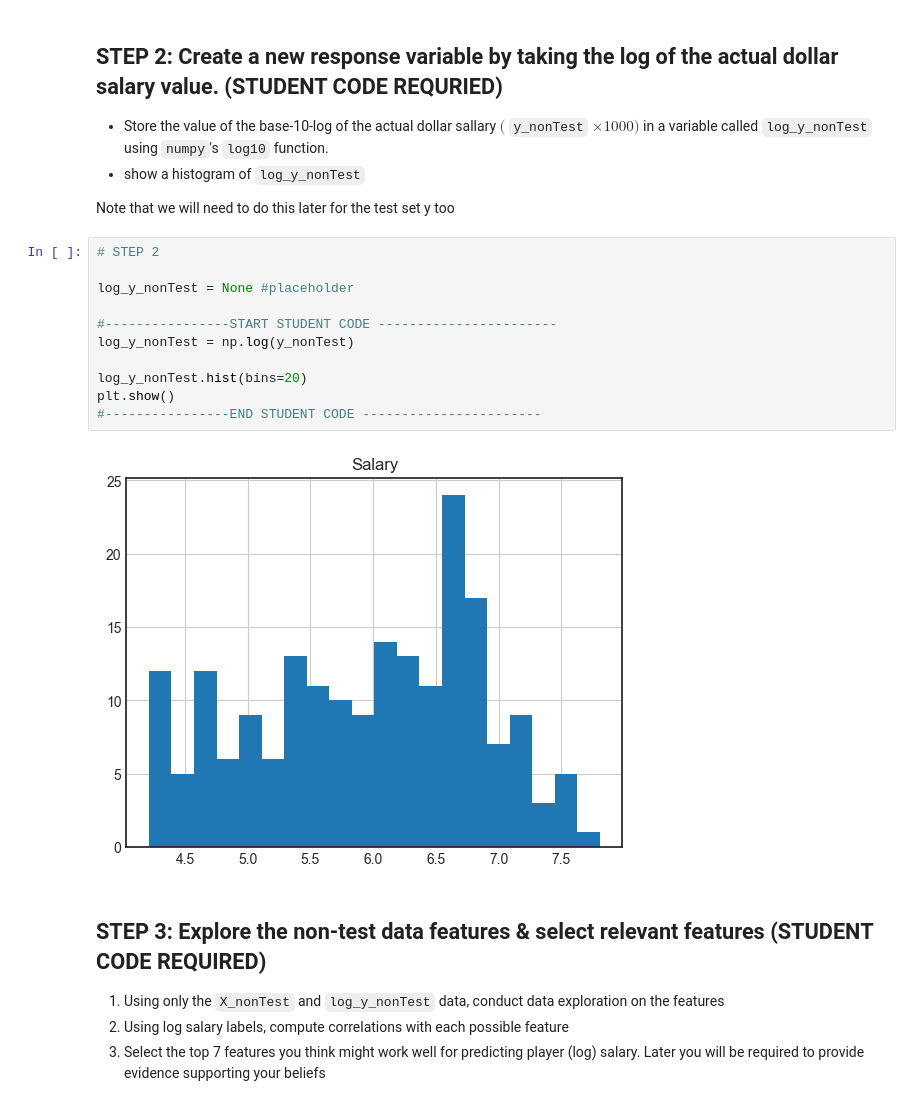
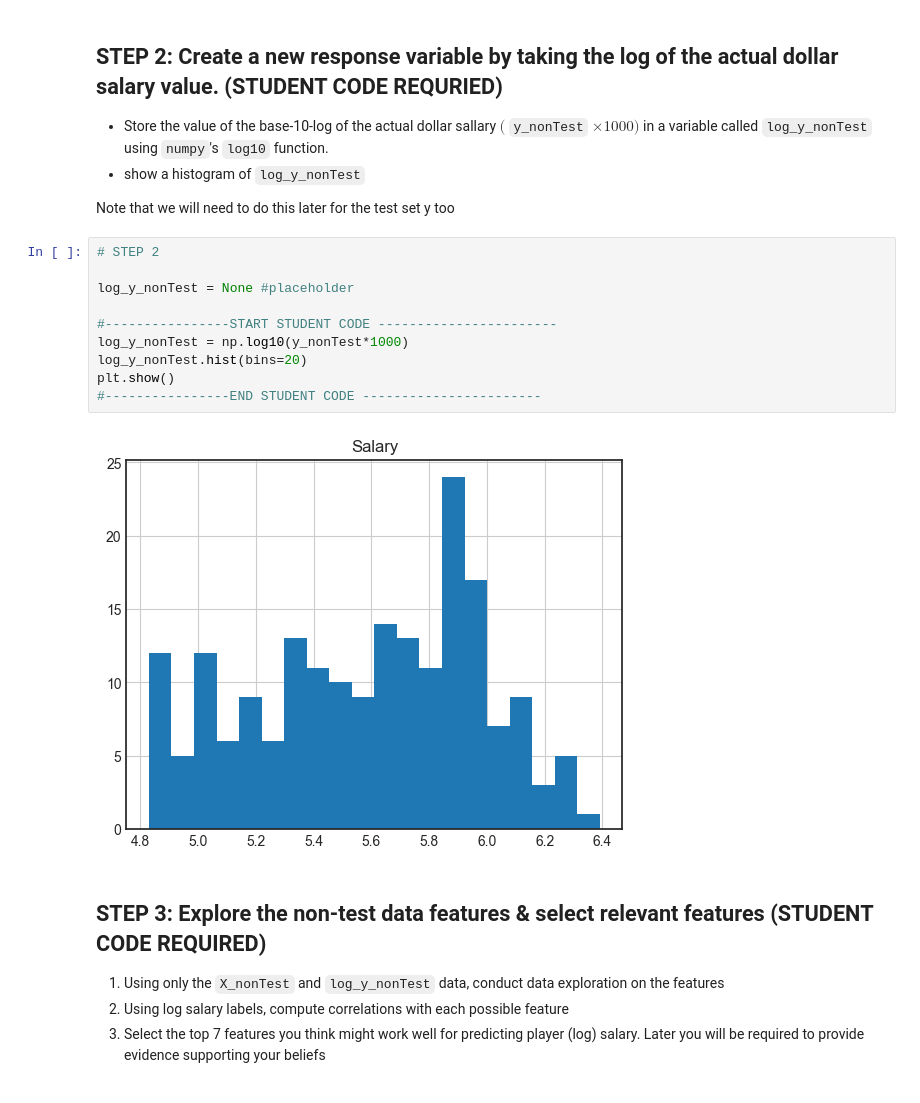
Before and after one commit to bhosley/Schoolwork, a Jupyter notebook: 2023Q2 - Statistical Machine Learning/HW 4/HW4_HOSLEY_BRANDON.ipynb, the cells around one changed output. Drawn from its saved outputs; the diff is of its cells as text.

```diff
--- a/2023Q2 - Statistical Machine Learning/HW 4/HW4_HOSLEY_BRANDON.ipynb
+++ b/2023Q2 - Statistical Machine Learning/HW 4/HW4_HOSLEY_BRANDON.ipynb
@@ -241,16 +241,15 @@ Note that we will need to do this later for the test set y too
 # %%
 # STEP 2
 
 log_y_nonTest = None #placeholder
 
 #----------------START STUDENT CODE -----------------------
-log_y_nonTest = np.log(y_nonTest)
-
+log_y_nonTest = np.log10(y_nonTest*1000)
 log_y_nonTest.hist(bins=20)
 plt.show()
 #----------------END STUDENT CODE -----------------------
 # %% [output]
-[figure, old version]
+[figure, new version]
 # %% [markdown]
 ## STEP 3: Explore the non-test data features & select relevant features (STUDENT CODE REQUIRED)
 
```
Also changed, not shown: parts of 15 cells of this notebook.
